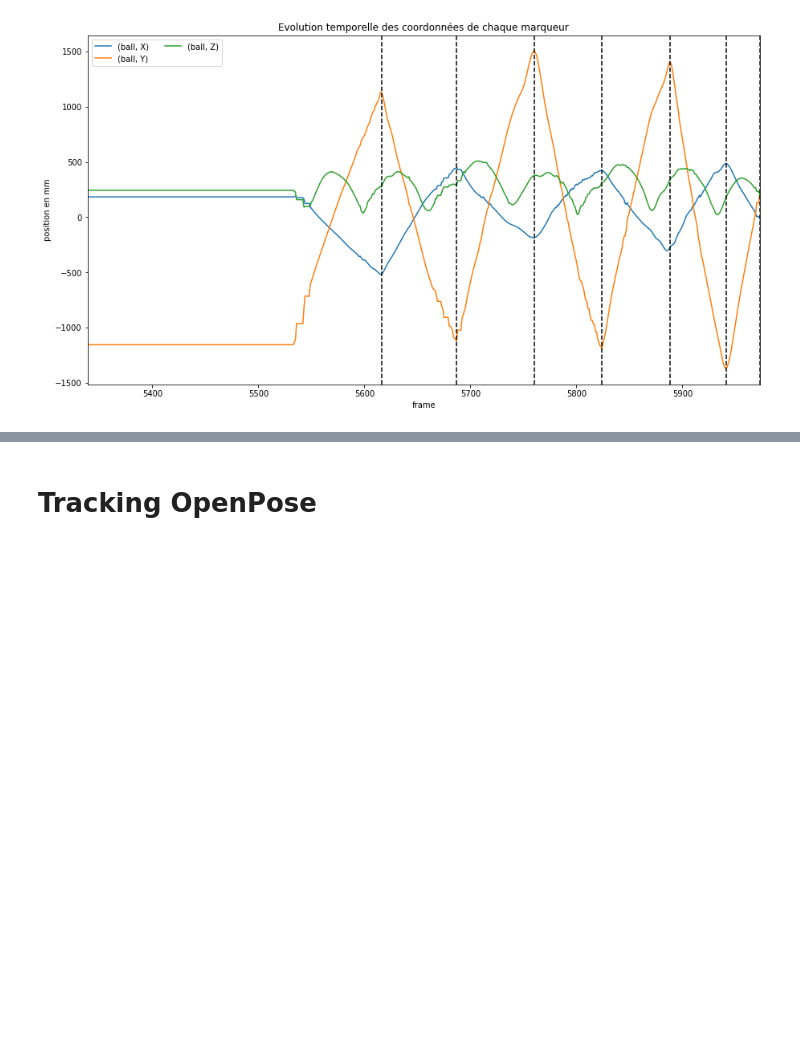
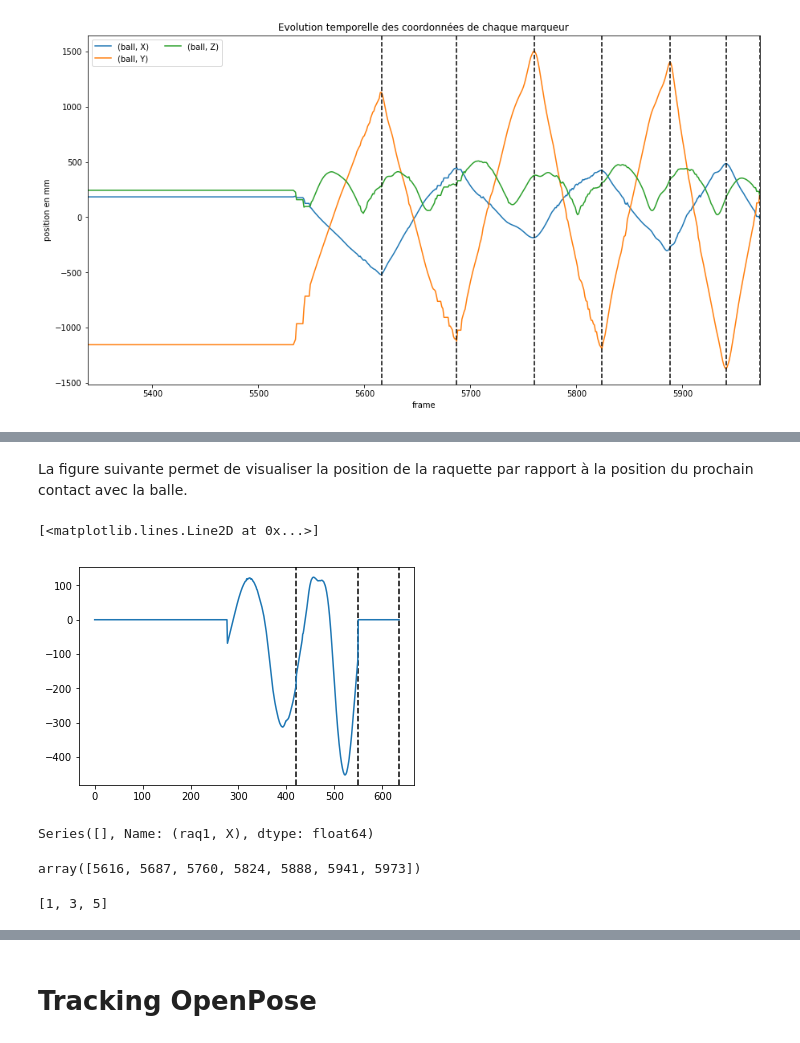
Before and after one commit to AmigoCap/MultiAcqui, a Jupyter notebook: 131119-NicoGabin_echangeTTOnePlayer/charge_data.ipynb, the cells around one changed output, grey strips where cells are left out. Cells and saved outputs as stored; diff of their text form; code cells hidden in the pictures; blank space fills up the shorter version.

```diff
--- a/131119-NicoGabin_echangeTTOnePlayer/charge_data.ipynb
+++ b/131119-NicoGabin_echangeTTOnePlayer/charge_data.ipynb
@@ -267,0 +281,30 @@ dataframe_plot_bis(only_0_lissage(mocap_data.fillna(0)),coups,ylabel='position e
+# %% [markdown]
+La figure suivante permet de visualiser la position de la raquette par rapport à la position du prochain contact avec la balle.
+# %%
+positions_x_ball_coups=[mocap_data.loc[c,('ball','X')] for c in coups]
+positions_x_ball_coups=positions_x_ball_coups[1::2]
+frames_bis=np.array(0)+frames[::2]
+liss_data=only_0_lissage(mocap_data.fillna(0))
+diff_x_raq_ball=np.zeros(len(liss_data))
+for i in range(len(positions_x_ball_coups)-1):
+
+    diff_x_raq_ball[frames_bis[i]:frames_bis[i+1]+1]=np.array(liss_data.iloc[frames_bis[i]:frames_bis[i+1]+1][('raq1','X')])-positions_x_ball_coups[i]
+
+for fr in frames_bis[1:]:
+    plt.axvline(fr,c='k',linestyle='--')
+plt.plot(diff_x_raq_ball)
+# %% [output]
+[<matplotlib.lines.Line2D at 0x...>]
+[figure, added]
+# %%
+liss_data.loc[frames_bis[i]:frames_bis[i+1],('raq1','X')]
+# %% [output]
+Series([], Name: (raq1, X), dtype: float64)
+# %%
+coups
+# %% [output]
+array([5616, 5687, 5760, 5824, 5888, 5941, 5973])
+# %%
+[1,2,3,4,5][::2]
+# %% [output]
+[1, 3, 5]
```
Also changed, not shown: parts of 21 cells of this notebook.
